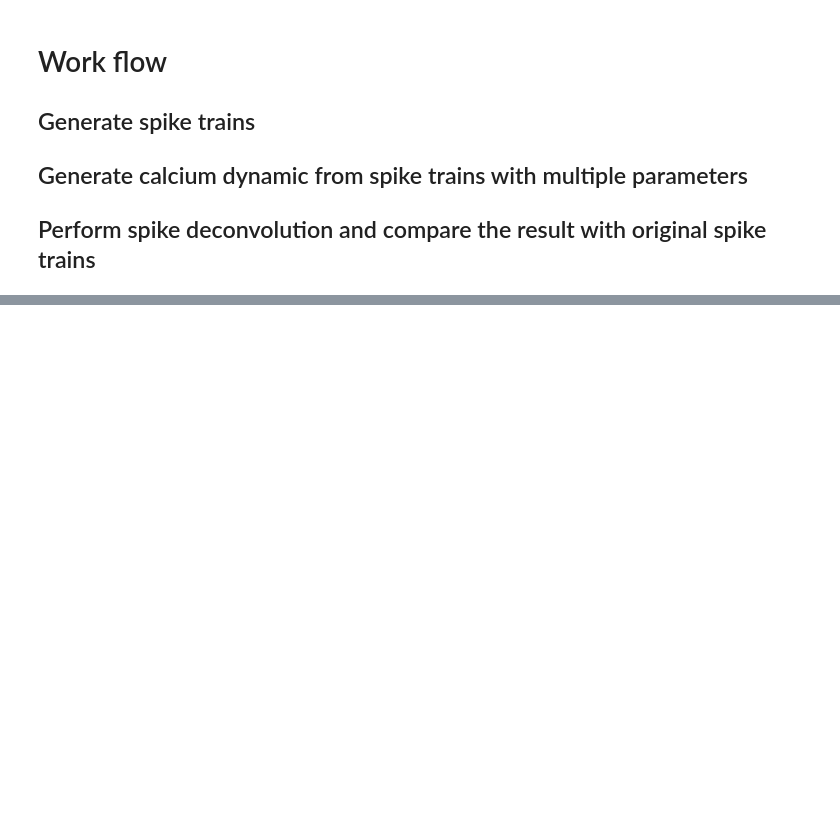
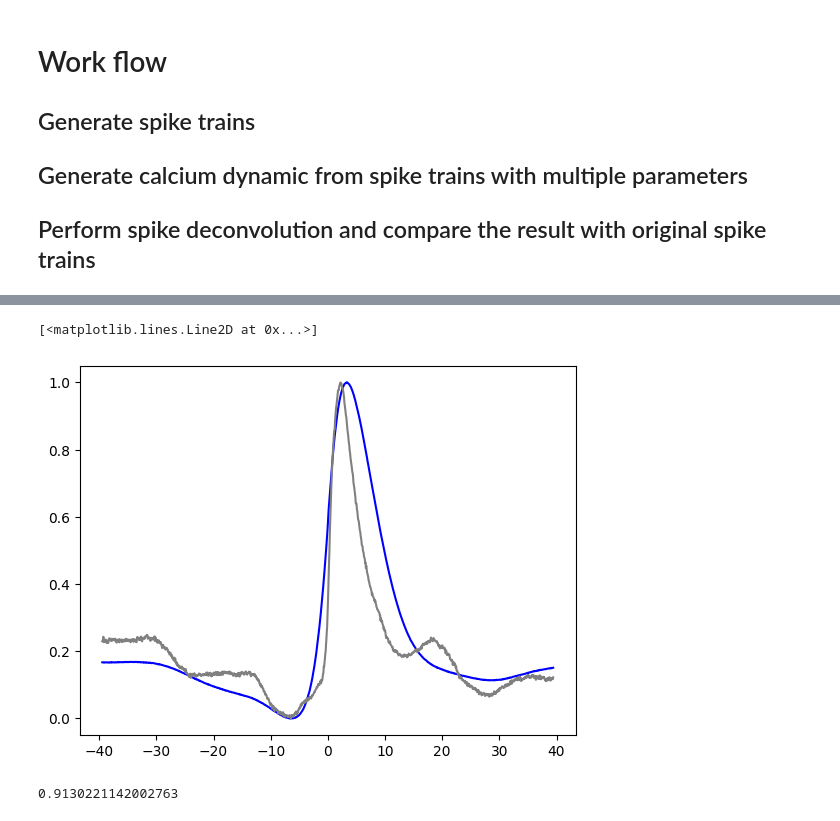
Before and after one commit to yoshihito-saito/Spike_deconvolution_simulation, a Jupyter notebook: Simulate_Deconvolution.ipynb, the cells around one changed output, grey strips where cells are left out. Cells and saved outputs as stored; diff of their text form; code cells hidden in the pictures; blank space fills up the shorter version.

```diff
--- a/Simulate_Deconvolution.ipynb
+++ b/Simulate_Deconvolution.ipynb
@@ -131,0 +250,15 @@ from oasis.oasis_methods import oasisAR1, oasisAR2
+# %%
+mean_waveforms_all = np.nanmean(mean_waveforms,axis=0)
+mean_waveforms_sim_all = np.nanmean(mean_waveforms_sim,axis=0)
+mean_waveforms_all = MinMaxScaler(feature_range=(0, 1), copy=True).fit(mean_waveforms_all.reshape(-1,1)).transform(mean_waveforms_all.reshape(-1,1)).reshape(-1)
+mean_waveforms_sim_all = MinMaxScaler(feature_range=(0, 1), copy=True).fit(mean_waveforms_sim_all.reshape(-1,1)).transform(mean_waveforms_sim_all.reshape(-1,1)).reshape(-1)
+# %%
+plt.plot(time_waveform,mean_waveforms_all, color='blue')
+plt.plot(time_waveform,mean_waveforms_sim_all, color='gray')
+# %% [output]
+[<matplotlib.lines.Line2D at 0x...>]
+[figure, added]
+# %%
+np.corrcoef(mean_waveforms_all,mean_waveforms_sim_all)[0,1]
+# %% [output]
+0.9130221142002763
```
Also changed, not shown: parts of 40 cells of this notebook.
